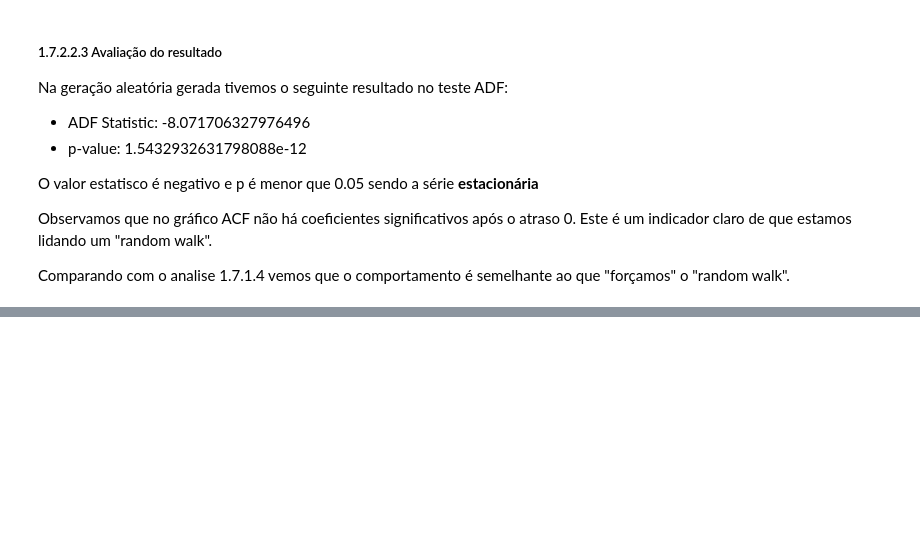
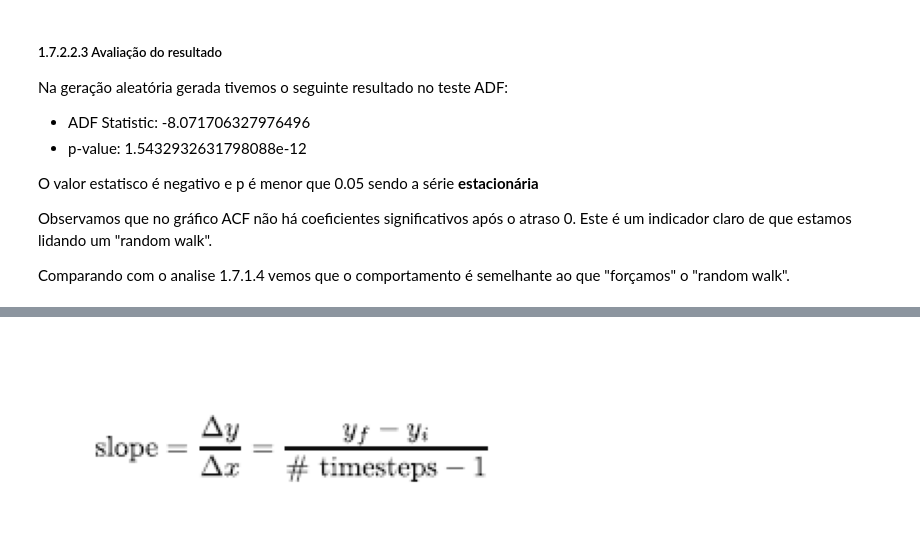
Before and after one commit to laurosampaio/MESC_IA_2023_Data_Science_Seminario_WQI, a Jupyter notebook: MESC_IA_2023_2_DS_SeminárioV2.ipynb, the cells around one changed output, grey strips where cells are left out. Saved outputs shown, nothing was run; the diff lists cells and outputs as text; code cells hidden in the pictures; blank space fills up the shorter version.

```diff
--- a/MESC_IA_2023_2_DS_SeminárioV2.ipynb
+++ b/MESC_IA_2023_2_DS_SeminárioV2.ipynb
@@ -483,0 +580,9 @@ Comparando com o analise 1.7.1.4 vemos que o comportamento é semelhante ao que
+# %%
+
+caminho_imagem_equacao_drift = '/content/drive/MyDrive/mestrado/figures/equacao_drift.png'
+imagem_equacao_drift = plt.imread(caminho_imagem_equacao_drift)
+plt.imshow(imagem_equacao_drift)
+plt.axis('off')  # Ocultar os eixos
+plt.show()
+# %% [output]
+[figure, added]
```
Also changed, not shown: parts of 34 cells of this notebook.
